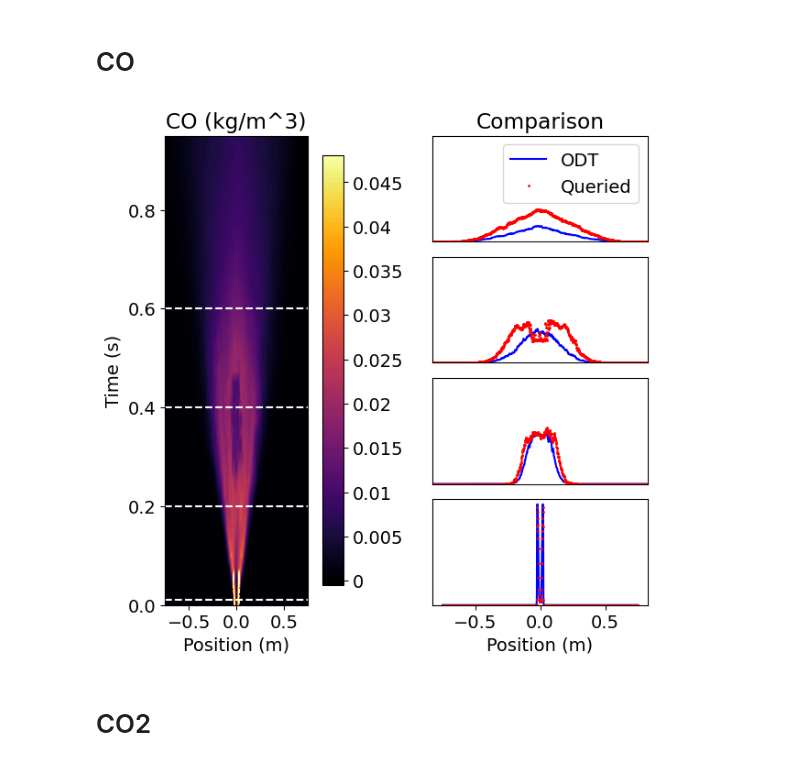
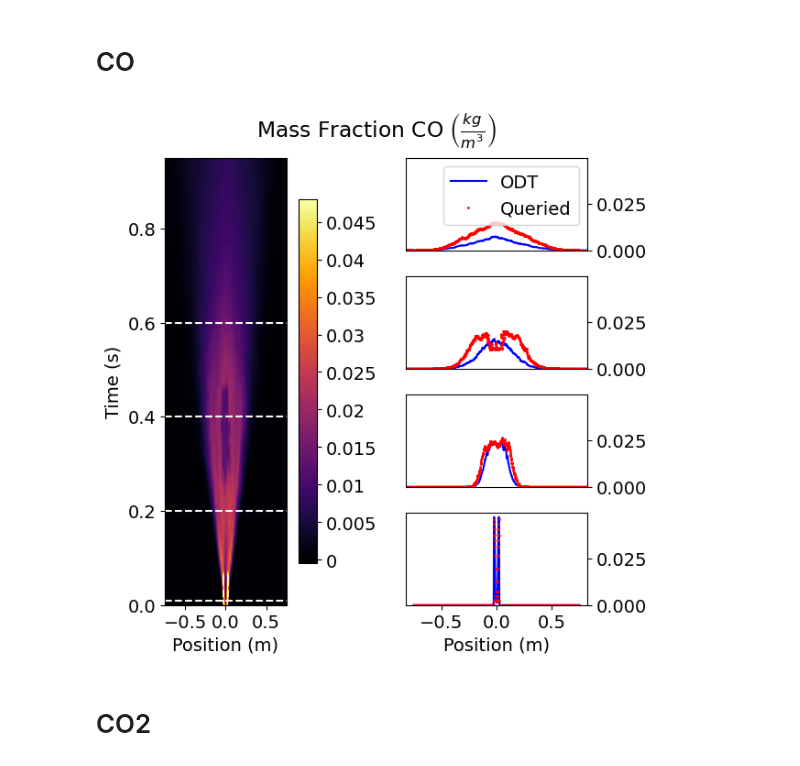
Before and after one commit to jwp91/TableMaker, a Jupyter notebook: figures/ODT_aPriori/Publication/tjet_Le1B_HGHE/plotting.ipynb, the cells around one changed output. Saved outputs shown, nothing was run; the diff lists cells and outputs as text; code cells hidden in the pictures.

Commit message:
Cleaned up a priori comparison figures.

```diff
--- a/figures/ODT_aPriori/Publication/tjet_Le1B_HGHE/plotting.ipynb
+++ b/figures/ODT_aPriori/Publication/tjet_Le1B_HGHE/plotting.ipynb
@@ -97,7 +97,7 @@ def slices(ODT, queried, ODT_xs, ODT_ts, lines = [0.01, 0.2, 0.4, 0.6], phi = "p
                                 figsize=(6, 6), layout='constrained',
                                 gridspec_kw={'hspace': 0.0, 'wspace': 0.1})
 
-    axs['A'].set_title(f'{phi} ({units})');
+    fig.suptitle(rf'{phi} $\left({units}\right)$')
     axs['A'].set_ylabel('Time (s)')
     axs['A'].set_xlabel('Position (m)')
     contour1 = axs['A'].contourf(xx, tt, ODT.T, 100, cmap = 'inferno', vmin=np.min(ODT))
@@ -114,18 +114,20 @@ def slices(ODT, queried, ODT_xs, ODT_ts, lines = [0.01, 0.2, 0.4, 0.6], phi = "p
         ax.plot(ODT_xs, ODT.T[timeInd], '-', color = 'b', label= 'ODT')
         ax.plot(ODT_xs, queried.T[timeInd], '.', color = 'r', markersize=2, label='Queried')
         ax.set_ylim(zmin, zmax*1.05)
-        ax.tick_params(left = False, labelleft=False)
+        ax.tick_params(left = False, labelleft=False, right = True, labelright=True)
         if i != 0.0:
             ax.tick_params(bottom=False, top=False, labelbottom=False)
             ax.sharex(axs['A'])
         if i == len(lines) - 1:
             ax.legend()
-            ax.set_title("Comparison")
+            #ax.set_title("Comparison")
         elif i == 0.0:
             ax.set_xlabel('Position (m)')
 
     if save:
-        plt.savefig(f'./{case}_{phi}_comparison.pdf', dpi=300)
+        # Format the phi string for the filename
+        phi_cleaned = phi.replace("_", "").replace("$", "").replace("Mass Fraction ", "").replace("Heat Release Rate","HRR")
+        plt.savefig(f'./{case}_{phi_cleaned}_comparison.pdf', dpi=300)
     plt.show()
 # %% [markdown]
 # Temperature
@@ -138,9 +140,9 @@ slices(ODT_Tvals, Tqueried, ODT_xs, ODT_ts, lines = [0.01, 0.2, 0.4, 0.6], phi =
 # CO
 # %%
 #sidebyside(ODT_COvals, COqueried, ODT_xs, ODT_ts, phi = "CO", units = "kg/m^3", maxError = 1000)
-slices(ODT_COvals, COqueried, ODT_xs, ODT_ts, lines = [0.01, 0.2, 0.4, 0.6], phi = "CO", units = "kg/m^3", save = True)
+slices(ODT_COvals, COqueried, ODT_xs, ODT_ts, lines = [0.01, 0.2, 0.4, 0.6], phi = "Mass Fraction CO", units = r"\frac{kg}{m^3}", save = True)
 # %% [output]
-[figure, old version]
+[figure, new version]
 # %% [markdown]
 # CO2
 # %%
```
Also changed, not shown: parts of 5 cells of this notebook, 7 other files.
